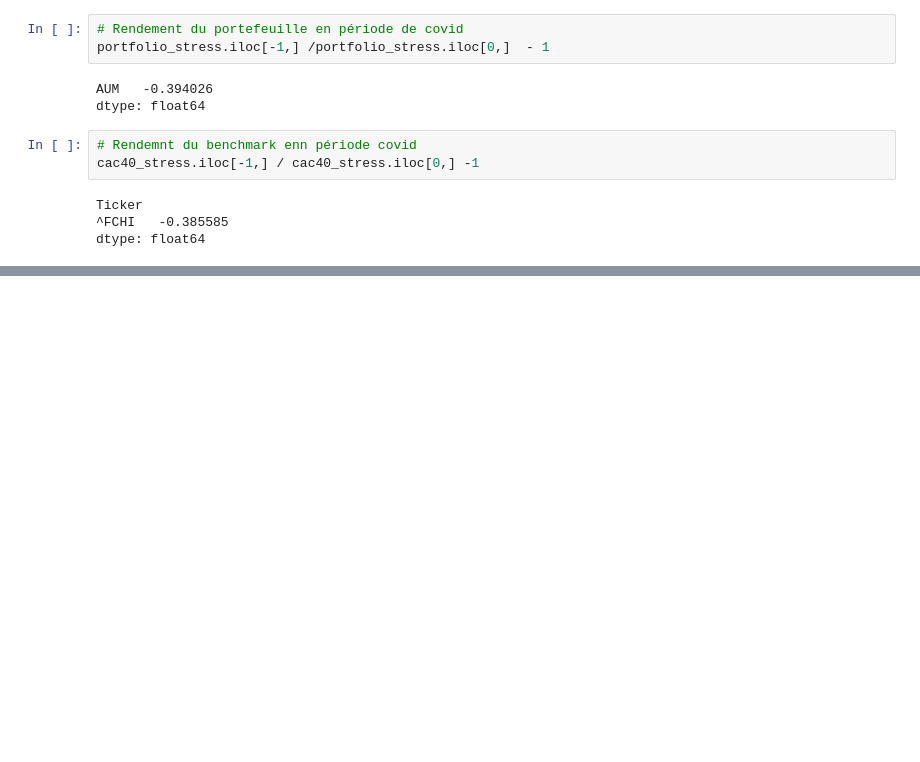
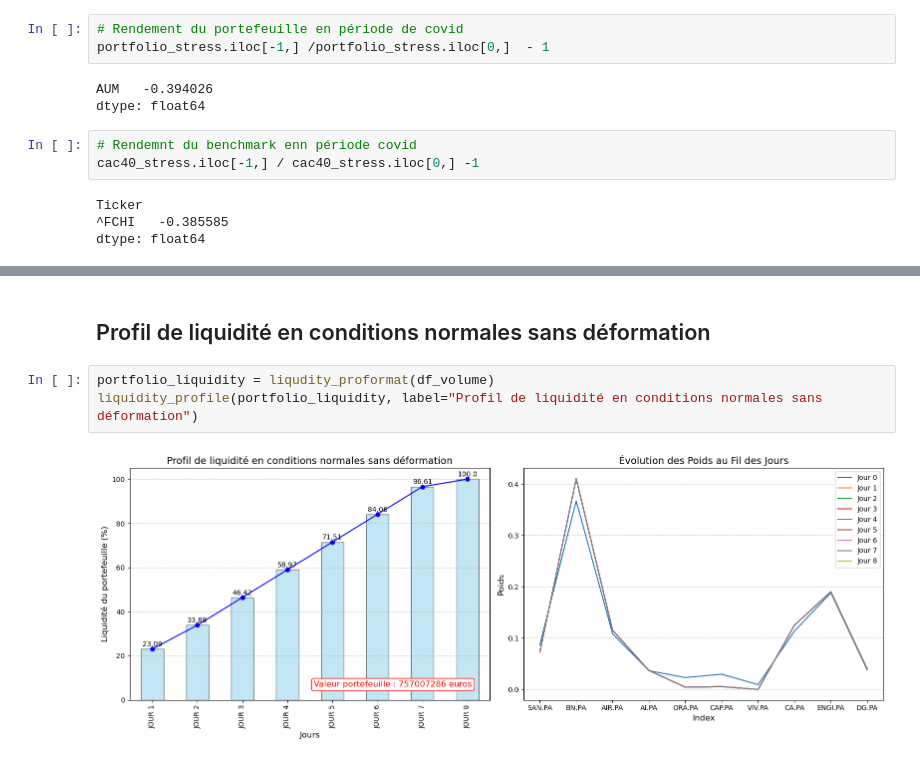
Before and after one commit to usenameFD/Asset-management, a Jupyter notebook: Liquidity/assetLiquidity.ipynb, the cells around one changed output, grey strips where cells are left out. Saved outputs shown, nothing was run; the diff lists cells and outputs as text; blank space fills up the shorter version.

```diff
--- a/Liquidity/assetLiquidity.ipynb
+++ b/Liquidity/assetLiquidity.ipynb
@@ -171,0 +361,7 @@ dtype: float64
+# %% [markdown]
+## Profil de liquidité en conditions normales sans déformation
+# %%
+portfolio_liquidity = liqudity_proformat(df_volume)
+liquidity_profile(portfolio_liquidity, label="Profil de liquidité en conditions normales sans déformation")
+# %% [output]
+[figure, added]
```
Also changed, not shown: parts of 22 cells of this notebook.
